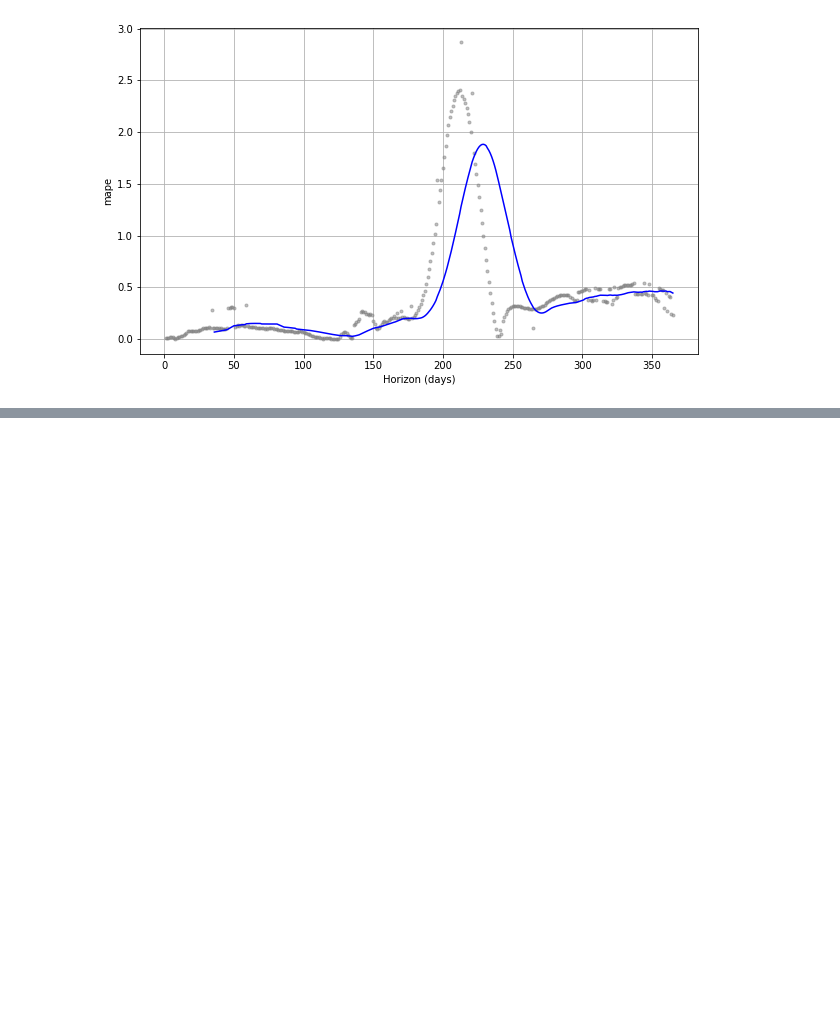
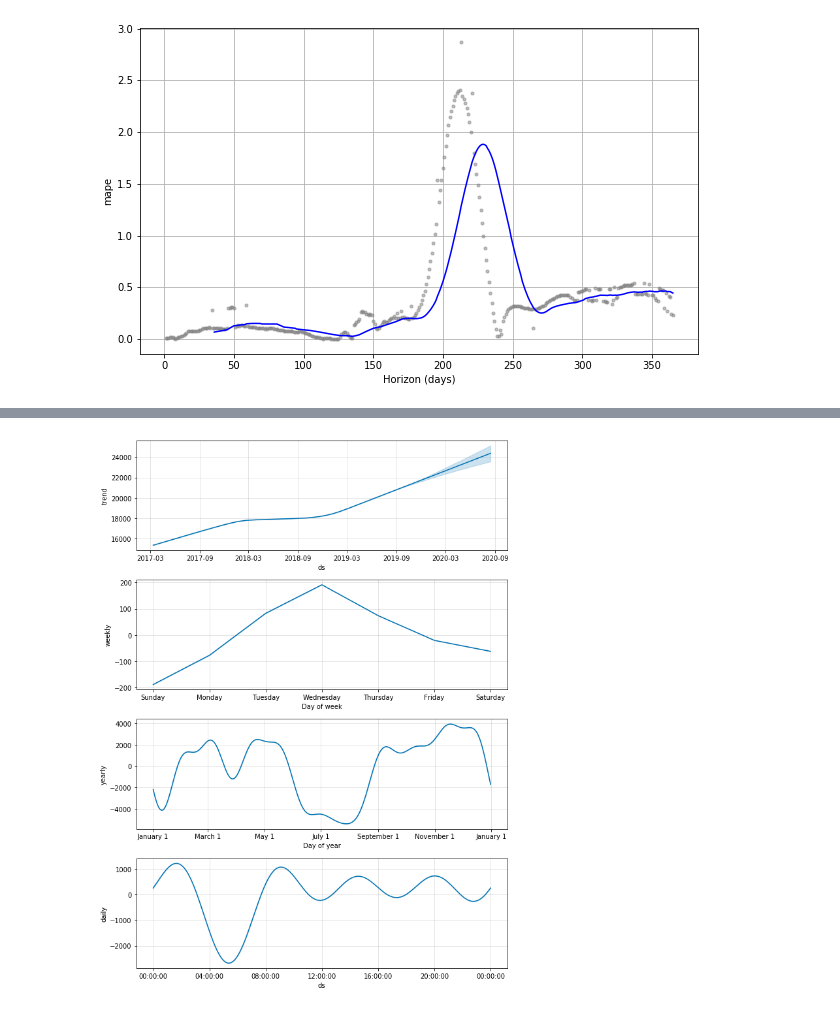
Before and after one commit to UNCG-CSE/G_Suite_Metrics, a Jupyter notebook: src/lavanya/time_series_analysis_1day_active_users_30day_active_users.ipynb, the cells around one changed output, grey strips where cells are left out. Saved outputs shown, nothing was run; the diff lists cells and outputs as text; code cells hidden in the pictures; blank space fills up the shorter version.

```diff
--- a/src/lavanya/time_series_analysis_1day_active_users_30day_active_users.ipynb
+++ b/src/lavanya/time_series_analysis_1day_active_users_30day_active_users.ipynb
@@ -183,0 +298,4 @@ MAPE for 30day_active_users predictions
+# %%
+fig2 = m.plot_components(forecast)
+# %% [output]
+[figure, added]
```
Also changed, not shown: parts of 19 cells of this notebook, 1 other file.
